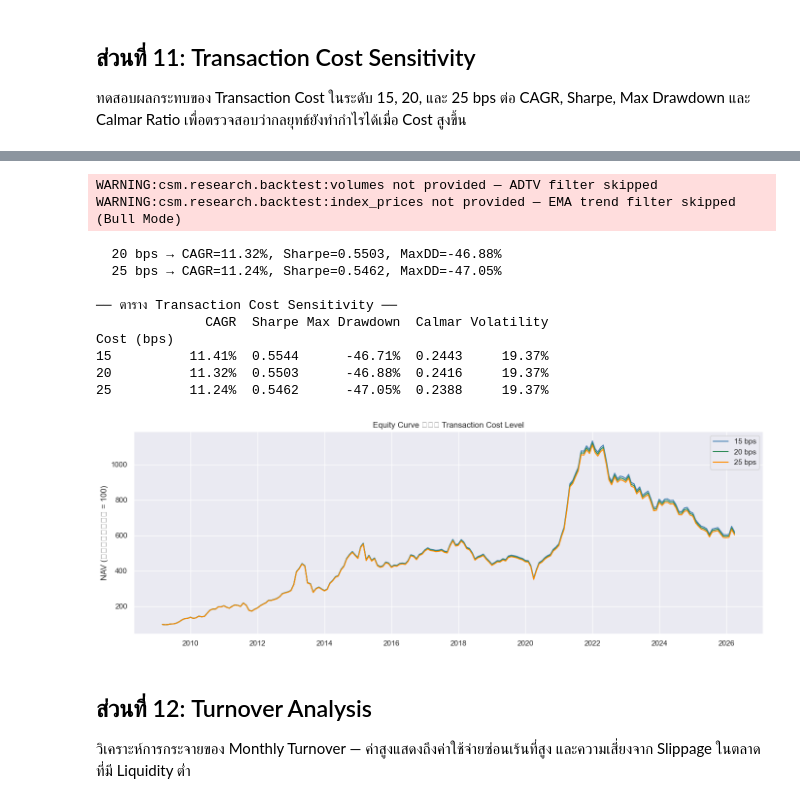
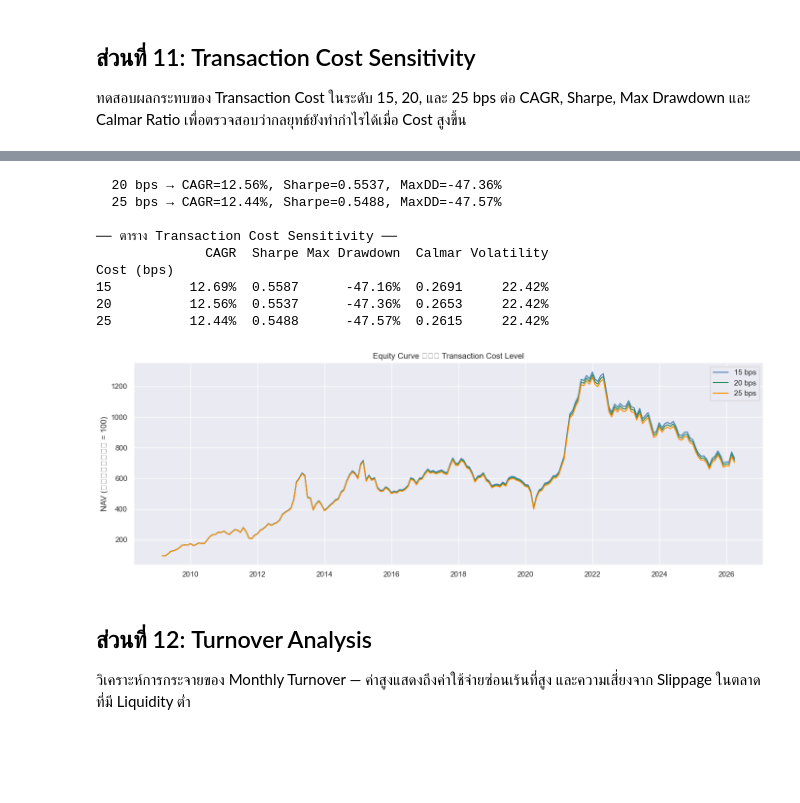
Before and after one commit to lumduan/csm-set, a Jupyter notebook: notebooks/03_backtest_analysis.ipynb, the cells around one changed output, grey strips where cells are left out. Saved outputs shown, nothing was run; the diff lists cells and outputs as text; code cells hidden in the pictures; blank space fills up the shorter version.

```diff
--- a/notebooks/03_backtest_analysis.ipynb
+++ b/notebooks/03_backtest_analysis.ipynb
@@ -180,7 +180,7 @@ Benchmark (SET:SET): 5040 periods
 - `formation_months = 12`, `skip_months = 1`, `top_quantile = 0.2`
 - `weight_scheme = equal`, `transaction_cost_bps = 15`
 # %%
-# Section 2 — Run MomentumBacktest (Phase 3.6: includes index_prices + volumes)
+# Section 2 — Run MomentumBacktest (Phase 3.8: volume-aware ADTV + buffer 0.25 + EMA100 fast-exit overlay)
 backtest_result = None
 equity_series: pd.Series | None = None
 
@@ -197,14 +197,10 @@ else:
     store_bt = ParquetStore(settings.data_dir / 'raw' / 'dividends')
     backtest = MomentumBacktest(store_bt)
 
-    # Build volumes matrix for ADTV filter
-    _vol_wide_bt: pd.DataFrame = pd.DataFrame({
-        k: prices_raw[k]['volume']
-        for k in prices_raw
-        if k != INDEX_SYMBOL and 'volume' in prices_raw[k].columns
-    })
-    _vol_wide_bt.index = pd.to_datetime(_vol_wide_bt.index)
-    _vol_wide_bt = _vol_wide_bt.sort_index()
+    # Build volumes matrix via the centralised pipeline helper (Phase 3.8 — ADTV filter).
+    volumes_wide: pd.DataFrame = fp.build_volume_matrix()
+    assert not volumes_wide.empty, 'volume matrix is empty — ADTV filter would be skipped'
+    print(f'  ADTV universe: {volumes_wide.shape[1]} symbols × {volumes_wide.shape[0]} bars')
 
     # Build index_prices with consistent timezone for EMA-200 market timing filter
     _index_prices_bt: pd.Series | None = None
@@ -215,12 +211,12 @@ else:
         elif str(_index_prices_bt.index.tz) != 'Asia/Bangkok':
             _index_prices_bt.index = _index_prices_bt.index.tz_convert('Asia/Bangkok')
 
-    print('กำลังรัน Backtest (Phase 3.6 — Hybrid Engine + RS Filter + Dynamic Bear)...')
+    print('กำลังรัน Backtest (Phase 3.8 — Volume-Aware ADTV + Buffer 0.25 + EMA100 Fast Exit)...')
     backtest_result = backtest.run(
         feature_panel,
         prices_wide,
         config,
-        volumes=_vol_wide_bt if not _vol_wide_bt.empty else None,
+        volumes=volumes_wide,
         index_prices=_index_prices_bt,
     )
     print('✅ Backtest เสร็จสมบูรณ์')
@@ -242,7 +238,7 @@ else:
         if k in metrics:
             v = metrics[k]
             rows.append({'Metric': label, 'Value': f'{v:.2%}' if k in pct_keys else f'{v:.4f}'})
-    print('\n' + '=' * 40 + '\n  Performance Metrics Summary (Phase 3.6)\n' + '=' * 40)
+    print('\n' + '=' * 40 + '\n  Performance Metrics Summary (Phase 3.8)\n' + '=' * 40)
     print(pd.DataFrame(rows).set_index('Metric').to_string())
     print('=' * 40)
 # %% [output]
@@ -507,7 +501,7 @@ else:
                 cfg = BacktestConfig(formation_months=fm, skip_months=1,
                                      top_quantile=tq, weight_scheme='equal',
                                      transaction_cost_bps=TRANSACTION_COST_BPS)
-                res = MomentumBacktest(store_s).run(feature_panel, prices_wide, cfg)
+                res = MomentumBacktest(store_s).run(feature_panel, prices_wide, cfg, volumes=volumes_wide)
                 sv = res.metrics.get('sharpe', float('nan'))
                 grid[rk][ck] = sv
                 print(f'  tq={tq}, fm={fm} → Sharpe={sv:.3f}')
@@ -641,7 +629,7 @@ else:
             )
             _res = MomentumBacktest(
                 ParquetStore(settings.data_dir / 'raw' / 'dividends')
-            ).run(feature_panel, prices_wide, _cfg)
+            ).run(feature_panel, prices_wide, _cfg, volumes=volumes_wide)
             _m = _res.metrics
             _eq = pd.Series(
                 {pd.Timestamp(k): v for k, v in _res.equity_curve.items()}
@@ -685,15 +672,13 @@ WARNING:csm.research.backtest:index_prices not provided — EMA trend filter ski
-WARNING:csm.research.backtest:volumes not provided — ADTV filter skipped
-WARNING:csm.research.backtest:index_prices not provided — EMA trend filter skipped (Bull Mode)
+  20 bps → CAGR=12.56%, Sharpe=0.5537, MaxDD=-47.36%
+  25 bps → CAGR=12.44%, Sharpe=0.5488, MaxDD=-47.57%
+
+── ตาราง Transaction Cost Sensitivity ──
+              CAGR  Sharpe Max Drawdown  Calmar Volatility
+Cost (bps)
+15          12.69%  0.5587      -47.16%  0.2691     22.42%
+20          12.56%  0.5537      -47.36%  0.2653     22.42%
+25          12.44%  0.5488      -47.57%  0.2615     22.42%
-  20 bps → CAGR=11.32%, Sharpe=0.5503, MaxDD=-46.88%
-  25 bps → CAGR=11.24%, Sharpe=0.5462, MaxDD=-47.05%
-
-── ตาราง Transaction Cost Sensitivity ──
-              CAGR  Sharpe Max Drawdown  Calmar Volatility
-Cost (bps)
-15          11.41%  0.5544      -46.71%  0.2443     19.37%
-20          11.32%  0.5503      -46.88%  0.2416     19.37%
-25          11.24%  0.5462      -47.05%  0.2388     19.37%
-[figure, old version]
+[figure, new version]
 # %% [markdown]
 ## ส่วนที่ 12: Turnover Analysis
 
```
Also changed, not shown: parts of 27 cells of this notebook, 9 other files.
